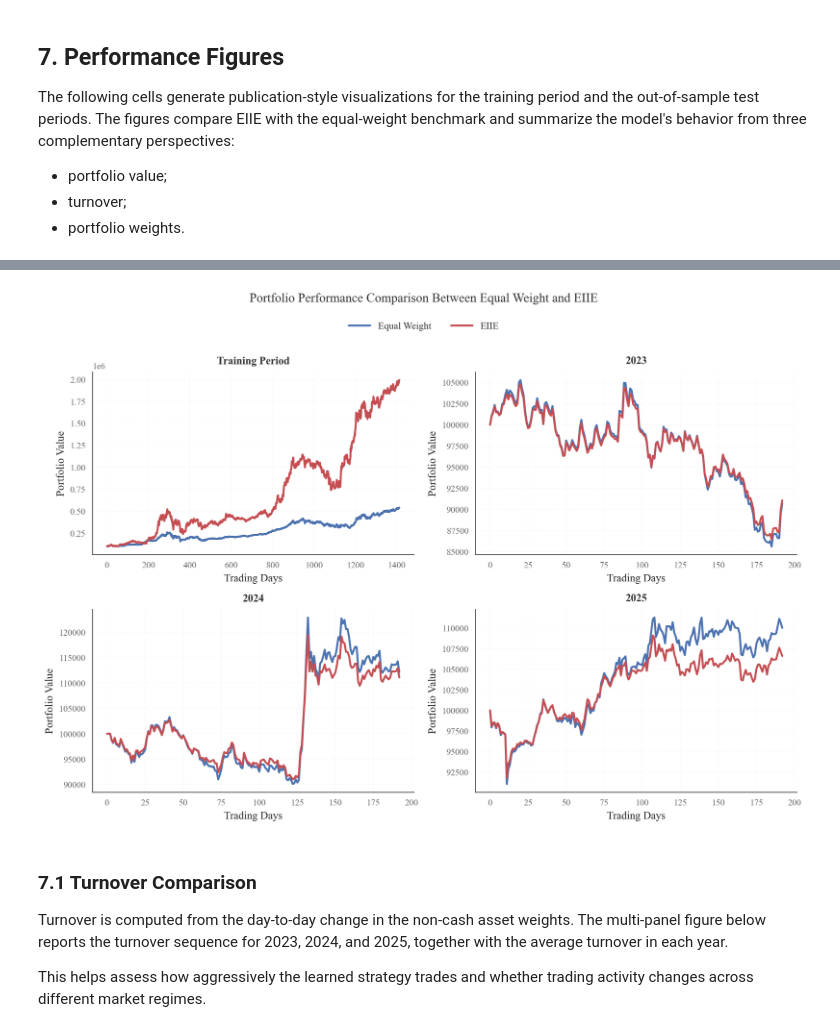
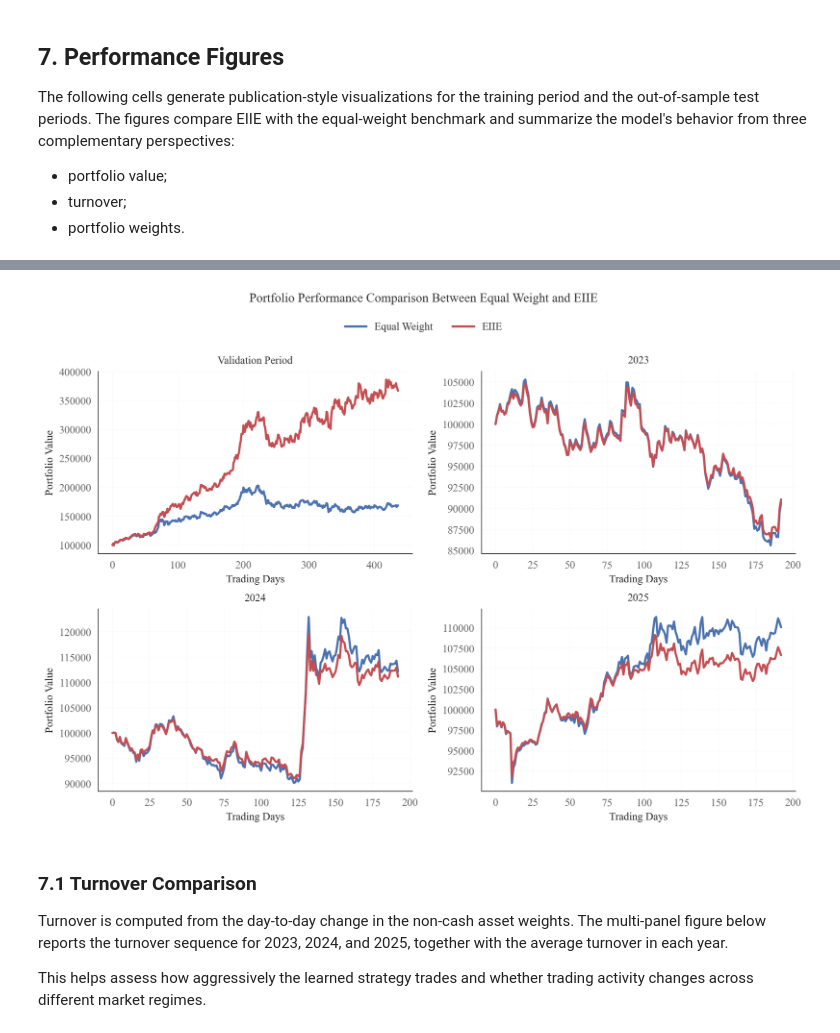
Before and after one commit to aftermathof/selfresearch, a Jupyter notebook: raw_EIIE_sse50.ipynb, the cells around one changed output, grey strips where cells are left out. Saved outputs shown, nothing was run; the diff lists cells and outputs as text; code cells hidden in the pictures.

```diff
--- a/raw_EIIE_sse50.ipynb
+++ b/raw_EIIE_sse50.ipynb
@@ -842,7 +901,8 @@ os.makedirs(output_dir, exist_ok=True)
 # Publication-style settings
 plt.rcParams.update({
     "font.family": "serif",
-    "font.serif": ["Times New Roman"],
+    "font.serif": ["Times New Roman", "Times", "DejaVu Serif"],
+    "font.sans-serif": ["SimSun", "Songti SC", "STSong", "SimHei", "Microsoft YaHei", "DejaVu Sans"],
     "mathtext.fontset": "stix",
     "axes.unicode_minus": False,
 
@@ -910,11 +970,11 @@ def plot_portfolio_value(ew_values, eiie_values, title, save_name=None):
     ax.spines["bottom"].set_color("#444444")
     ax.tick_params(axis="both", which="major", length=4, width=0.8, color="#444444")
 
+    apply_times_new_roman(ax)
     plt.tight_layout()
 
     if save_name is not None:
         fig.savefig(os.path.join(output_dir, f"{save_name}.png"), bbox_inches="tight")
-        fig.savefig(os.path.join(output_dir, f"{save_name}.pdf"), bbox_inches="tight")
 
     plt.show()
 
@@ -974,6 +1034,7 @@ plt.rcParams.update({
     "font.family": "serif",
     "font.serif": ["Times New Roman", "Times", "DejaVu Serif"],
     "mathtext.fontset": "stix",
+    "font.sans-serif": ["SimSun", "Songti SC", "STSong", "SimHei", "Microsoft YaHei", "DejaVu Sans"],
     "axes.unicode_minus": False,
 
     "figure.dpi": 120,
@@ -987,7 +1048,7 @@ plt.rcParams.update({
     "ytick.labelsize": 9,
     "legend.fontsize": 10,
 
-    "lines.linewidth": 2.0,
+    "lines.linewidth": 2.2,
     "axes.linewidth": 0.8,
 
     "axes.spines.top": False,
@@ -1007,7 +1068,7 @@ COLOR_EW = "#4C72B0"
 COLOR_EIIE = "#C44E52"
 
 period_data = [
-    ("Training Period", EW_results["train"]["value"], EIIE_results["training"]),
+    ("Validation Period", EW_results["validation"]["value"], EIIE_results["validation"]["value"]),
     ("2023", EW_results["2023"]["value"], EIIE_results["2023"]["value"]),
     ("2024", EW_results["2024"]["value"], EIIE_results["2024"]["value"]),
     ("2025", EW_results["2025"]["value"], EIIE_results["2025"]["value"]),
@@ -1021,37 +1082,39 @@ for ax, (title, ew_values, eiie_values) in zip(axes, period_data):
     x_eiie = np.arange(len(eiie_values))
 
     ax.plot(x_ew, ew_values, color=COLOR_EW, label="Equal Weight")
     ax.plot(x_eiie, eiie_values, color=COLOR_EIIE, label="EIIE")
 
     ax.set_title(title, pad=8)
     ax.set_xlabel("Trading Days")
     ax.set_ylabel("Portfolio Value")
 
     ax.grid(True, axis="y", linestyle="--")
     ax.spines["left"].set_color("#444444")
     ax.spines["bottom"].set_color("#444444")
     ax.tick_params(axis="both", which="major", length=3.5, width=0.8, color="#444444")
 
 # Shared legend at the top
 handles, labels = axes[0].get_legend_handles_labels()
-fig.legend(
+fig_legend = fig.legend(
     handles,
     labels,
     loc="upper center",
     ncol=2,
     bbox_to_anchor=(0.5, 1.02),
     frameon=False
 )
+apply_times_new_roman_to_legend(fig_legend)
 
-fig.suptitle("Portfolio Performance Comparison Between Equal Weight and EIIE", fontsize=13, y=1.06)
+fig.suptitle("Portfolio Performance Comparison Between Equal Weight and EIIE", fontsize=13, y=1.06, fontproperties=TNR_FONT)
+for ax in axes:
+    apply_times_new_roman(ax)
 fig.tight_layout()
 
 fig.savefig(os.path.join(output_dir, "portfolio_performance_comparison.png"), bbox_inches="tight")
-fig.savefig(os.path.join(output_dir, "portfolio_performance_comparison.pdf"), bbox_inches="tight")
 
 plt.show()
 # %% [output]
-[figure, old version]
+[figure, new version]
 # %% [markdown]
 ### 7.1 Turnover Comparison
 
```
Also changed, not shown: parts of 7 cells of this notebook, 24 other files.
